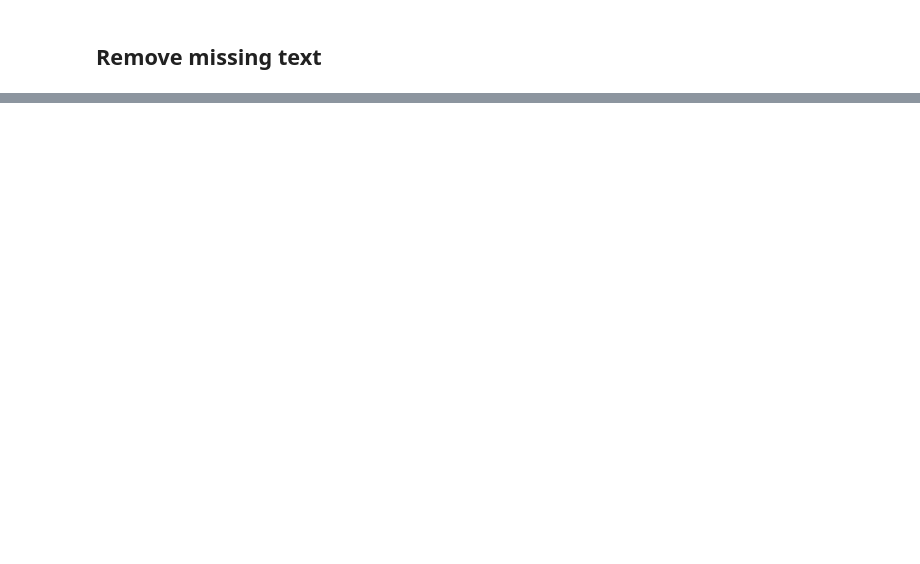
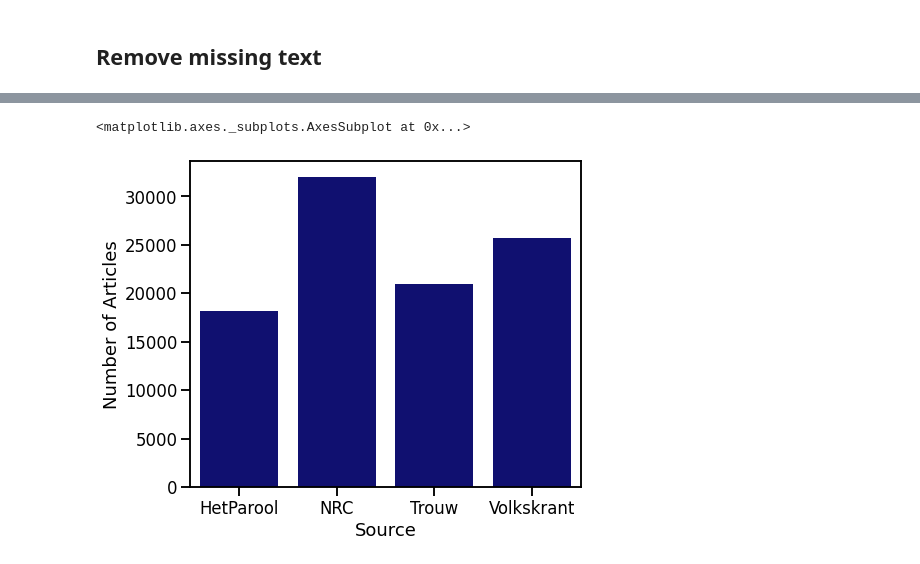
Before and after one commit to Chris-Congleton/MSc-Thesis, a Jupyter notebook: Analysis/2021_DataOverview.ipynb, the cells around one changed output, grey strips where cells are left out. Saved outputs shown, nothing was run; the diff lists cells and outputs as text; code cells hidden in the pictures; blank space fills up the shorter version.

```diff
--- a/Analysis/2021_DataOverview.ipynb
+++ b/Analysis/2021_DataOverview.ipynb
@@ -137,6 +149,7 @@ df.head()
 # %% [markdown]
 ## Remove missing text
 # %%
-df = df[df['cleantext'].notna()]
 print(df.shape)
+df = df[df['cleantext'].str.len()>5]
+print(df.shape)
 # %% [output]
@@ -303,0 +166,4 @@ visualise_relative_mention(df, politici_termen)
+# %%
+df_sourcecount = df['Source'].value_counts().reset_index().rename(columns={'index':'Source', 'Source':'Number of Articles'})
+df_sourcecount = df_sourcecount.sort_values(by='Source')
+df_sourcecount.head()
@@ -303,0 +176,13 @@ visualise_relative_mention(df, politici_termen)
+# %%
+# bigger plot elements suitable for giving talks
+sns.set_context("talk")
+# set figure size
+plt.figure(figsize=(7,6))
+# Time series plot with Seaborn lineplot()
+sns.barplot(x=df_sourcecount.Source, y=df_sourcecount['Number of Articles'], color="navy")
+#sns.color_palette("hls", 8)
+# axis labels
+#plt.title("Total Newspaper Articles")
+# %% [output]
+<matplotlib.axes._subplots.AxesSubplot at 0x...>
+[figure, added]
```
Also changed, not shown: parts of 25 cells of this notebook.
